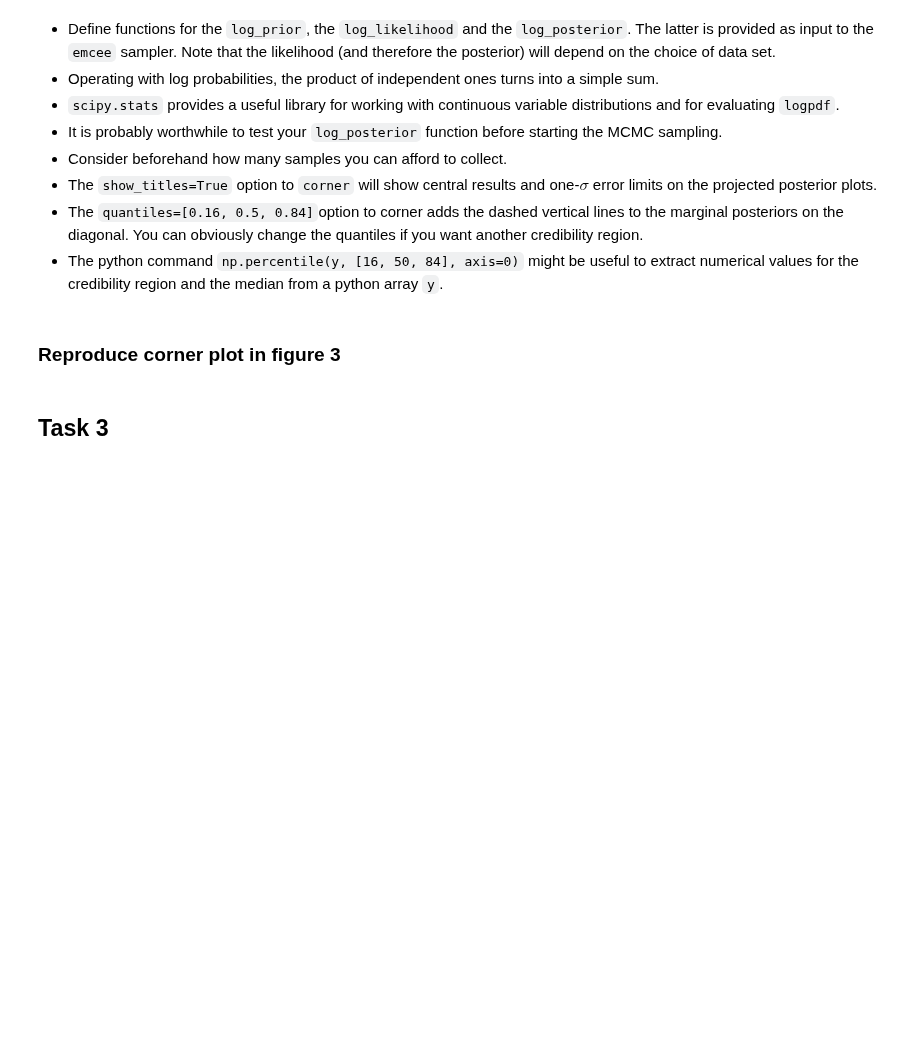
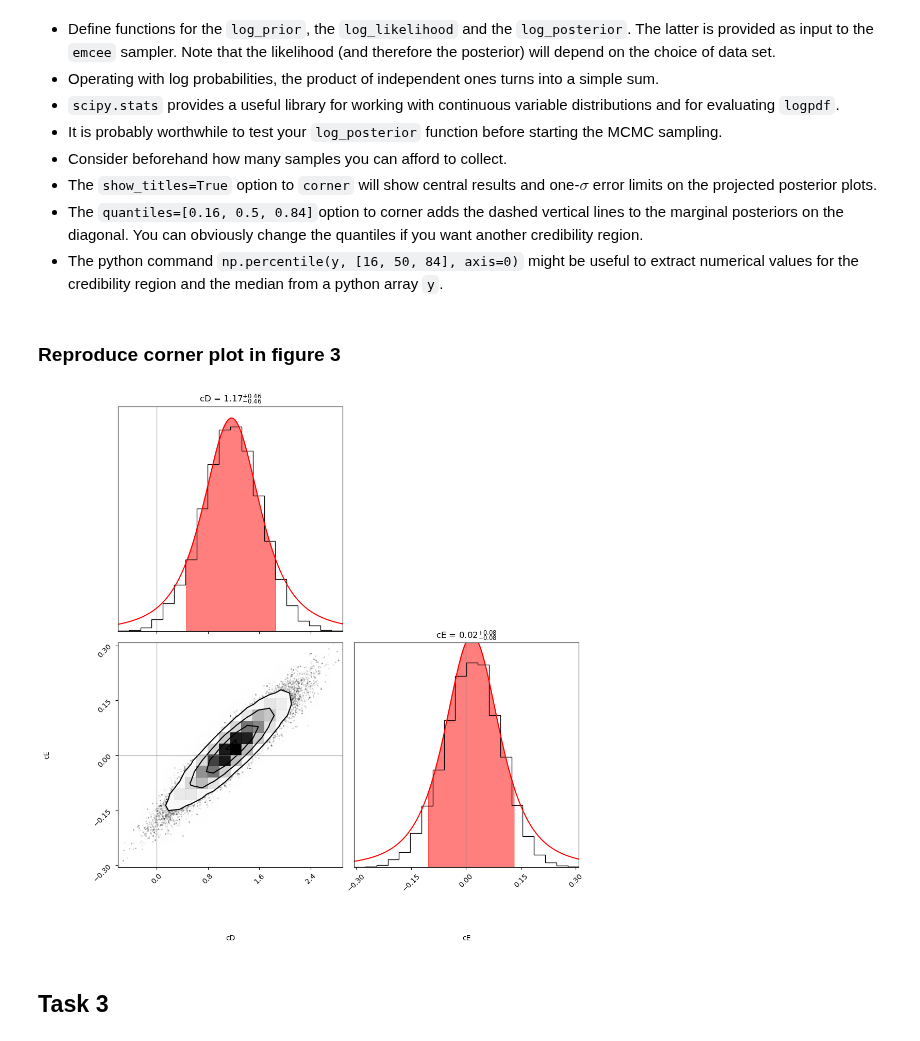
Before and after one commit to stach/lfd-project, a Jupyter notebook: Project1/project1.ipynb, the cells around one changed output. Saved outputs shown, nothing was run; the diff lists cells and outputs as text; code cells hidden in the pictures; blank space fills up the shorter version.

```diff
--- a/Project1/project1.ipynb
+++ b/Project1/project1.ipynb
@@ -378,7 +378,7 @@ labels = ["cD", "cE"]
 
 # Create a corner plot
 figure = plt.figure(figsize=(12,12))
-corner.corner(samples, labels=labels, show_titles=True, fig=figure)
+corner.corner(samples, labels=labels, show_titles=True, fig=figure, smooth=0.5)
 
 confidence_level = 0.86
 quantiles = [(1 - confidence_level) / 2, 1 - (1 - confidence_level) / 2]
@@ -408,33 +408,35 @@ for i, ax in enumerate(figure.get_axes()):
         x_quant, y_quant = fit_t(samples[:,0], quantile=True)
         y_quant*=norm
         ax.fill_between(x_quant, y_quant, color="red", alpha=0.5)
     if i==2:
         # Bottom left
         ax.axvline(0, color='grey', linestyle='-', linewidth=1, alpha=.5)
         ax.axhline(0, color='grey', linestyle='-', linewidth=1, alpha=.5)
     if i==3:
         # Bottom right
         ax.axvline(0, color='grey', linestyle='-', linewidth=1, alpha=.5)
         # hist_corners = ax.get_children()[0].get_xy()
         # idx0 = np.argmax(quantile_values[0, 1]<hist_corners[:,0]) - 1
         # idx1 = np.argmax(quantile_values[1, 1]<hist_corners[:,0]) + 1
         # x = np.copy(hist_corners[idx0:idx1,0])
         # x[0] = quantile_values[0, 1]
         # x[-1] = quantile_values[1, 1]
         # y = np.copy(hist_corners[idx0:idx1,1])
         # ax.fill_between(x, y, color='red', alpha=0.5)
 
         norm=1500
         x, y = fit_t(samples[:,1])
         y*=norm
         ax.plot(x, y, color="red")
 
         x_quant, y_quant = fit_t(samples[:,1], quantile=True)
         y_quant*=norm
         ax.fill_between(x_quant, y_quant, color="red", alpha=0.5)
 
 # Show the plot
 plt.show()
+# %% [output]
+[figure, added]
 # %% [markdown]
 ## Task 3
 # %% [markdown]
```
Also changed, not shown: parts of 3 cells of this notebook.
